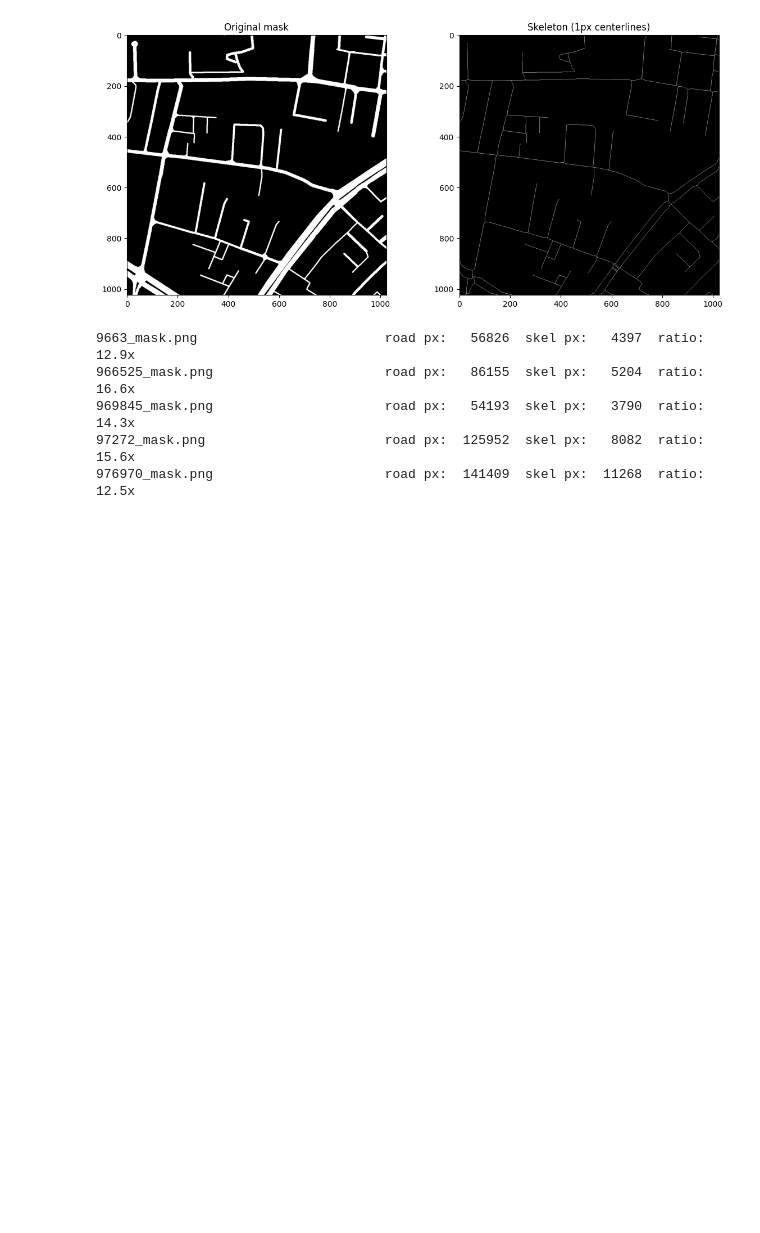
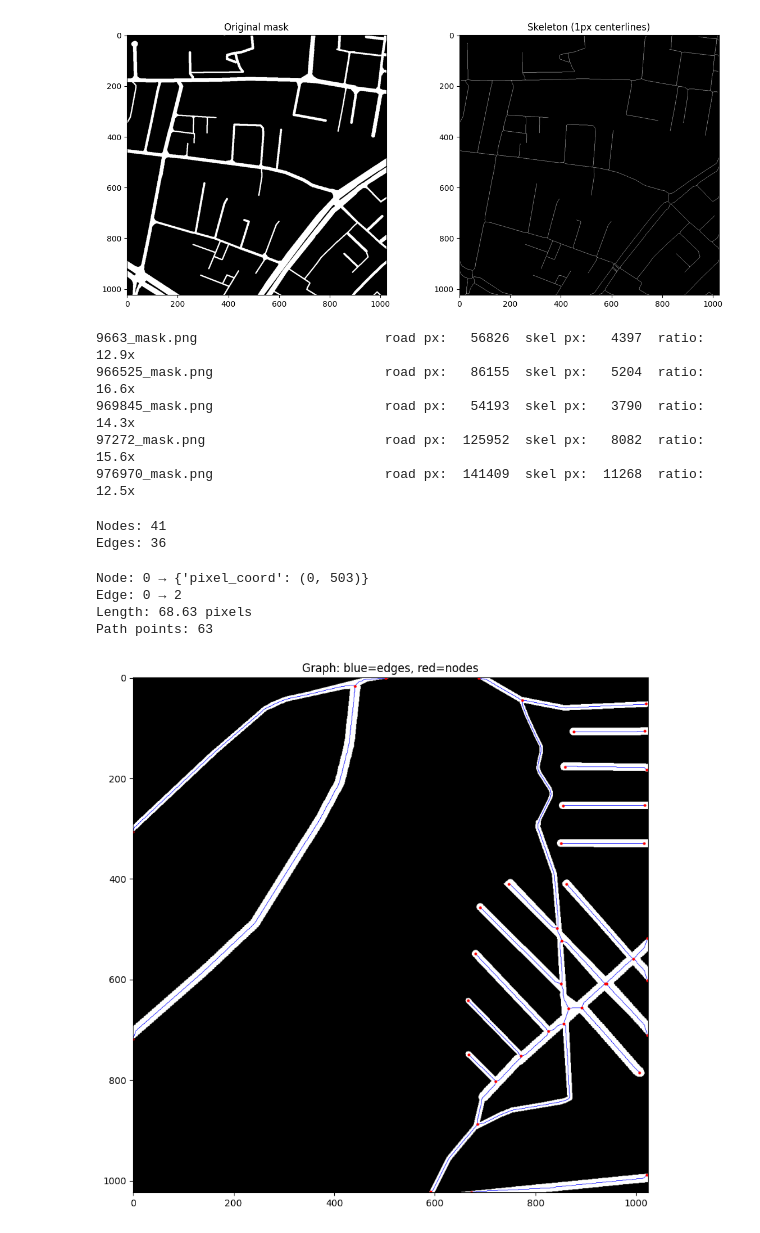
Before and after one commit to Riyabhamare/route-resilience, a Jupyter notebook: notebooks/skeleton_test.ipynb, the cells around one changed output. Cells and saved outputs as stored; diff of their text form; code cells hidden in the pictures; blank space fills up the shorter version.

Commit message:
geo graph builder with rasterio pixel to latlon

```diff
--- a/notebooks/skeleton_test.ipynb
+++ b/notebooks/skeleton_test.ipynb
@@ -63,3 +63,60 @@ for mf in mask_files:
 969845_mask.png                      road px:   54193  skel px:   3790  ratio: 14.3x
 97272_mask.png                       road px:  125952  skel px:   8082  ratio: 15.6x
 976970_mask.png                      road px:  141409  skel px:  11268  ratio: 12.5x
+# %%
+import sys
+sys.path.append("../src")
+
+from graph.skeleton import mask_to_graph
+from skimage.io import imread
+from skimage.color import rgb2gray
+import numpy as np
+
+mask_raw = imread("../data/966525_mask.png")   # your file name here
+gray = rgb2gray(mask_raw) if mask_raw.ndim == 3 else mask_raw / 255.0
+mask = (gray > 0.5).astype(np.uint8) * 255
+
+result = mask_to_graph(mask)
+print("Nodes:", len(result["nodes"]))
+print("Edges:", len(result["edges"]))
+# %% [output]
+Nodes: 41
+Edges: 36
+# %%
+# First node
+first_node_id = list(result["nodes"].keys())[0]
+print("Node:", first_node_id, "→", result["nodes"][first_node_id])
+
+# First edge
+e = result["edges"][0]
+print("Edge:", e["from"], "→", e["to"])
+print("Length:", round(e["length_px"], 2), "pixels")
+print("Path points:", len(e["pixel_path"]))
+# %% [output]
+Node: 0 → {'pixel_coord': (0, 503)}
+Edge: 0 → 2
+Length: 68.63 pixels
+Path points: 63
+# %%
+import matplotlib.pyplot as plt
+
+fig, ax = plt.subplots(figsize=(10, 10))
+ax.imshow(mask, cmap='gray')
+
+# Draw edges
+for edge in result["edges"]:
+    pts = edge["pixel_path"]
+    xs = [p[1] for p in pts]
+    ys = [p[0] for p in pts]
+    ax.plot(xs, ys, 'b-', linewidth=0.5)
+
+# Draw nodes
+for nid, ndata in result["nodes"].items():
+    r, c = ndata["pixel_coord"]
+    ax.plot(c, r, 'r.', markersize=4)
+
+ax.set_title("Graph: blue=edges, red=nodes")
+plt.savefig("../outputs/graph_result.png")
+plt.show()
+# %% [output]
+[figure, added]
```
Also changed, not shown: 1 other file.
